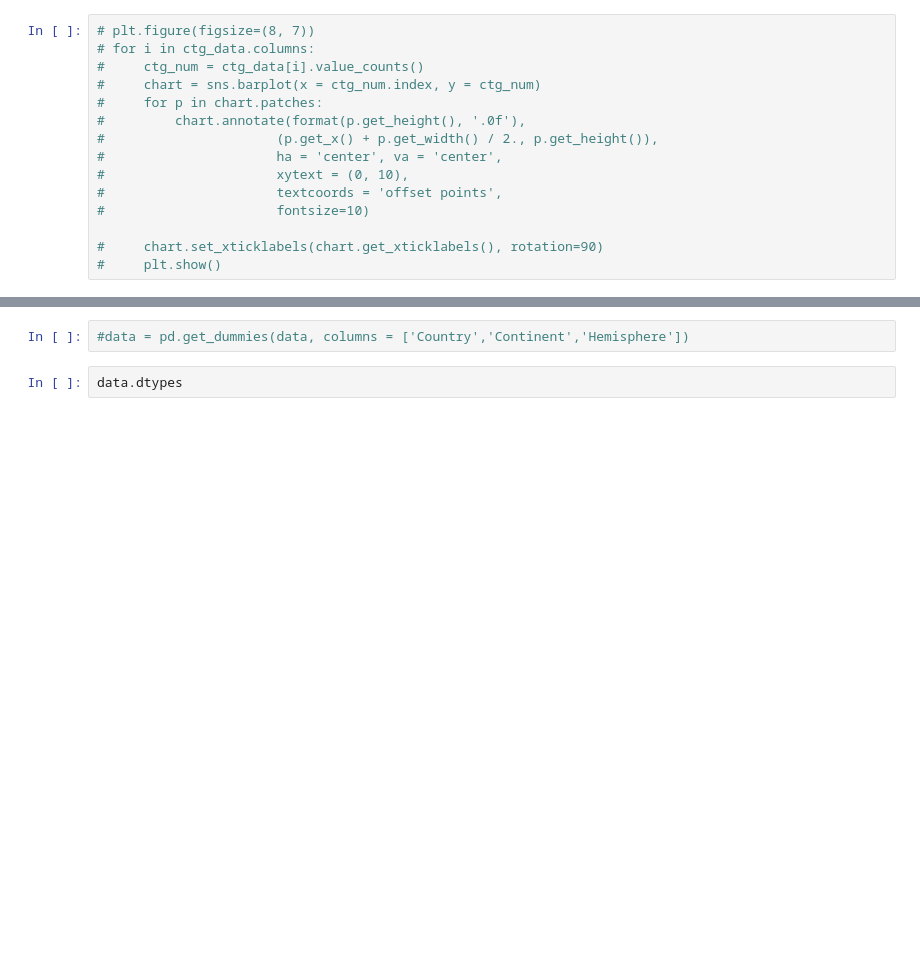
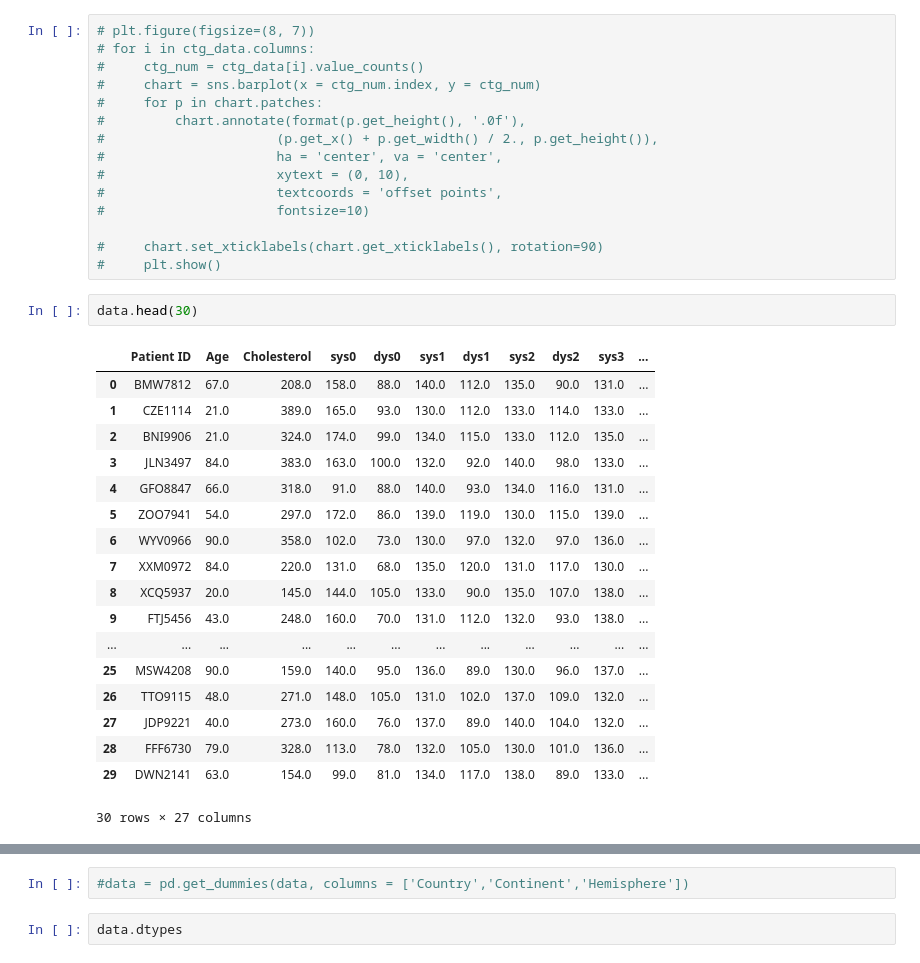
Before and after one commit to Rhapsody360/-safety, a Jupyter notebook: hypertensive_disease.p.ipynb, the cells around one changed output, grey strips where cells are left out. Drawn from its saved outputs; the diff is of its cells as text; blank space fills up the shorter version.

```diff
--- a/hypertensive_disease.p.ipynb
+++ b/hypertensive_disease.p.ipynb
@@ -90,4 +94,25 @@ data[cat_columns] = data[cat_columns].astype(int)
 
 #     chart.set_xticklabels(chart.get_xticklabels(), rotation=90)
 #     plt.show()
+# %%
+data.head(30)
+# %% [output]
+|  | Patient ID | Age | Cholesterol | sys0 | dys0 | sys1 | dys1 | sys2 | dys2 | sys3 | ... |
+| 0 | BMW7812 | 67.0 | 208.0 | 158.0 | 88.0 | 140.0 | 112.0 | 135.0 | 90.0 | 131.0 | ... |
+| 1 | CZE1114 | 21.0 | 389.0 | 165.0 | 93.0 | 130.0 | 112.0 | 133.0 | 114.0 | 133.0 | ... |
+| 2 | BNI9906 | 21.0 | 324.0 | 174.0 | 99.0 | 134.0 | 115.0 | 133.0 | 112.0 | 135.0 | ... |
+| 3 | JLN3497 | 84.0 | 383.0 | 163.0 | 100.0 | 132.0 | 92.0 | 140.0 | 98.0 | 133.0 | ... |
+| 4 | GFO8847 | 66.0 | 318.0 | 91.0 | 88.0 | 140.0 | 93.0 | 134.0 | 116.0 | 131.0 | ... |
+| 5 | ZOO7941 | 54.0 | 297.0 | 172.0 | 86.0 | 139.0 | 119.0 | 130.0 | 115.0 | 139.0 | ... |
+| 6 | WYV0966 | 90.0 | 358.0 | 102.0 | 73.0 | 130.0 | 97.0 | 132.0 | 97.0 | 136.0 | ... |
+| 7 | XXM0972 | 84.0 | 220.0 | 131.0 | 68.0 | 135.0 | 120.0 | 131.0 | 117.0 | 130.0 | ... |
+| 8 | XCQ5937 | 20.0 | 145.0 | 144.0 | 105.0 | 133.0 | 90.0 | 135.0 | 107.0 | 138.0 | ... |
+| 9 | FTJ5456 | 43.0 | 248.0 | 160.0 | 70.0 | 131.0 | 112.0 | 132.0 | 93.0 | 138.0 | ... |
+| ... | ... | ... | ... | ... | ... | ... | ... | ... | ... | ... | ... |
+| 25 | MSW4208 | 90.0 | 159.0 | 140.0 | 95.0 | 136.0 | 89.0 | 130.0 | 96.0 | 137.0 | ... |
+| 26 | TTO9115 | 48.0 | 271.0 | 148.0 | 105.0 | 131.0 | 102.0 | 137.0 | 109.0 | 132.0 | ... |
+| 27 | JDP9221 | 40.0 | 273.0 | 160.0 | 76.0 | 137.0 | 89.0 | 140.0 | 104.0 | 132.0 | ... |
+| 28 | FFF6730 | 79.0 | 328.0 | 113.0 | 78.0 | 132.0 | 105.0 | 130.0 | 101.0 | 136.0 | ... |
+| 29 | DWN2141 | 63.0 | 154.0 | 99.0 | 81.0 | 134.0 | 117.0 | 138.0 | 89.0 | 133.0 | ... |
+30 rows × 27 columns
 # %%
```
Also changed, not shown: parts of 20 cells of this notebook, 1 other file.
